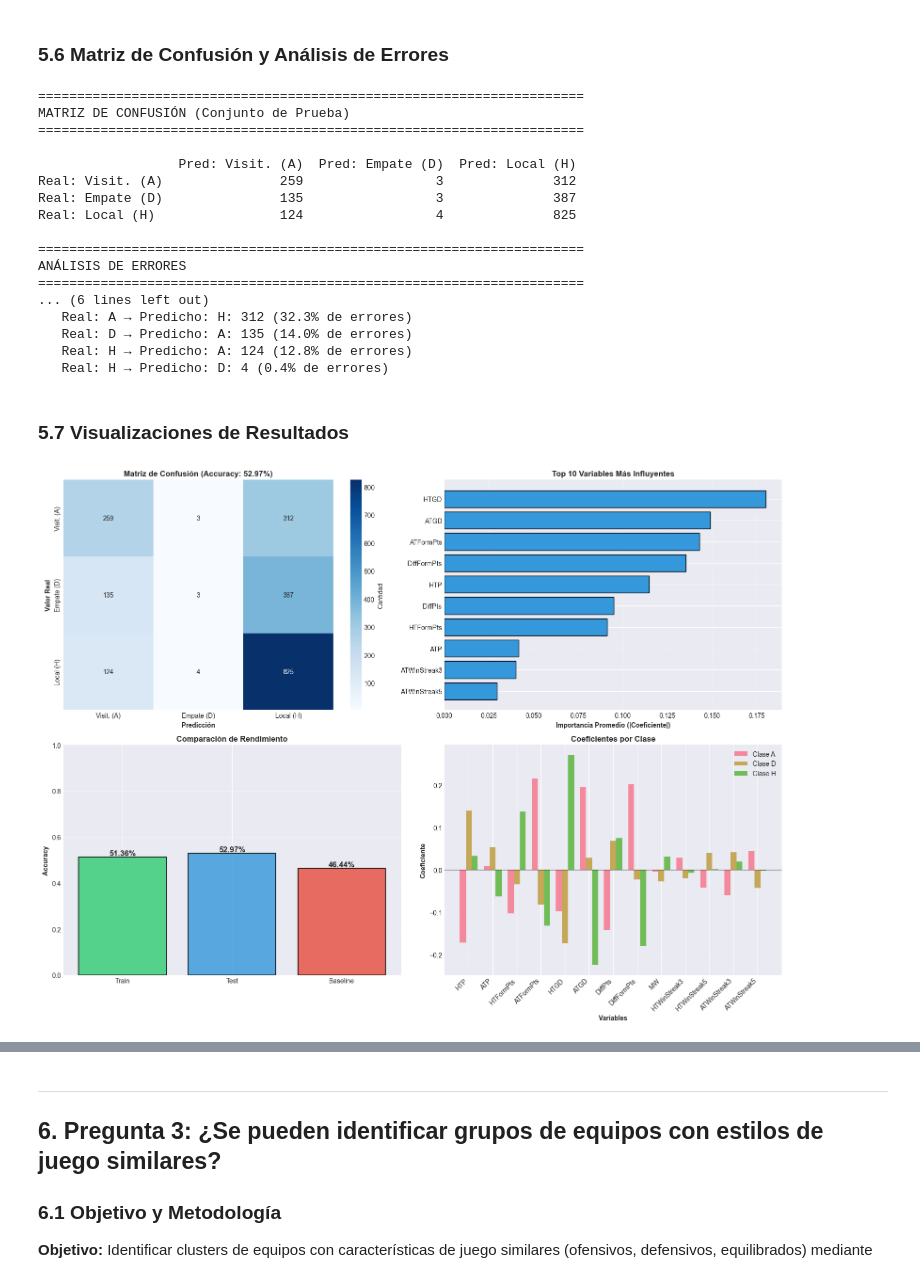
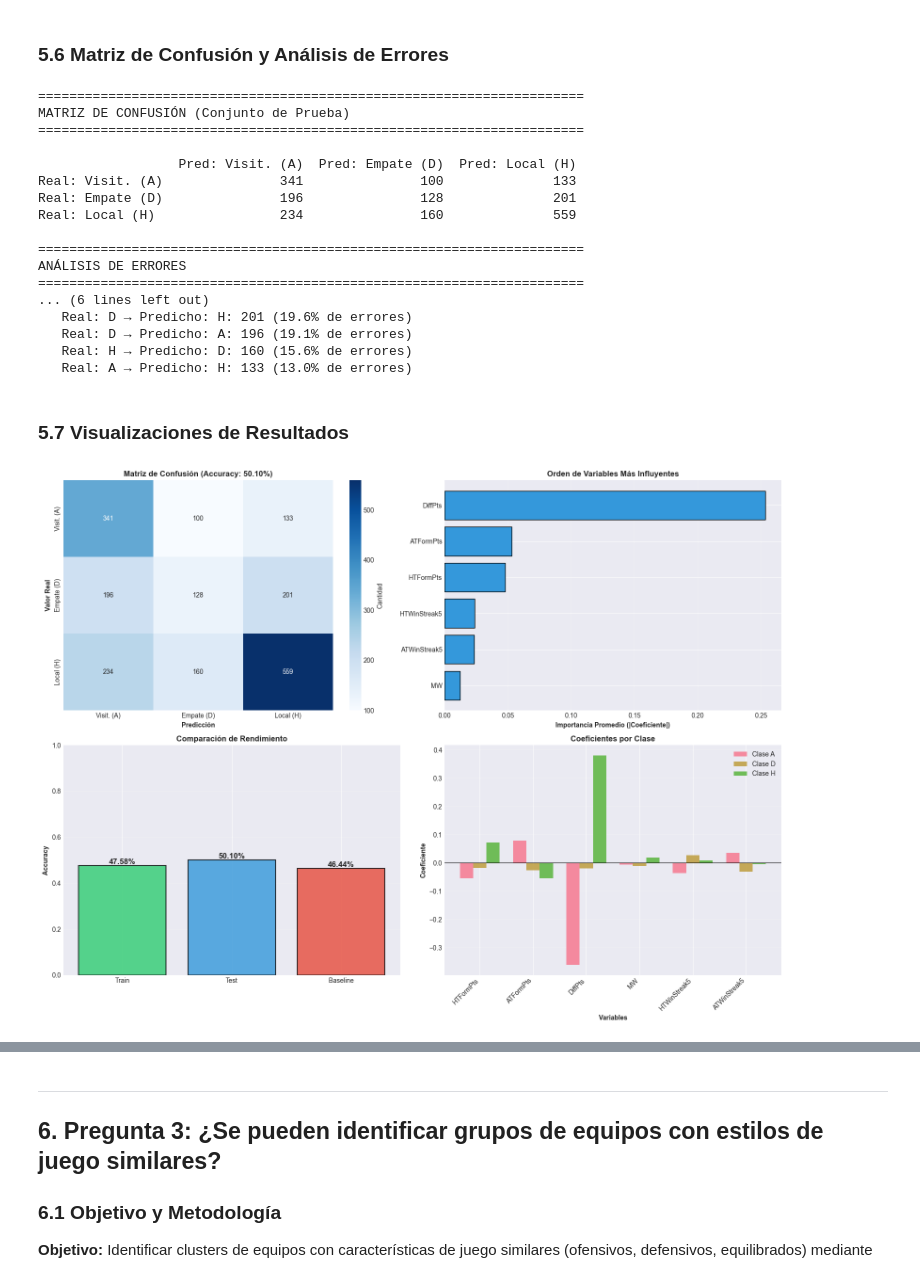
Before and after one commit to ronaldcbmtnz/estadistica-proyecto-final, a Jupyter notebook: notebooks/analisis_premier_league.ipynb, the cells around one changed output, grey strips where cells are left out. Cells and saved outputs as stored; diff of their text form; code cells hidden in the pictures.

```diff
--- a/notebooks/analisis_premier_league.ipynb
+++ b/notebooks/analisis_premier_league.ipynb
@@ -1040,20 +1039,15 @@ print("SELECCIÓN DE VARIABLES PARA MODELO PREDICTIVO")
 print("="*70)
 
 # Variables candidatas basadas en el EDA
+# Nota: Se excluyen HTP y ATP por alta correlación con HTGD/ATGD (r > 0.9)
 variables_predictoras = [
-    'HTP',           # Puntos acumulados local
-    'ATP',           # Puntos acumulados visitante
     'HTFormPts',     # Forma reciente local
     'ATFormPts',     # Forma reciente visitante
-    'HTGD',          # Diferencia de goles local
-    'ATGD',          # Diferencia de goles visitante
-    'DiffPts',       # Diferencia de puntos
-    'DiffFormPts',   # Diferencia de forma
+    'DiffPts',       # Diferencia de Puntos
     'MW',            # Jornada
-    'HTWinStreak3',  # Racha de victorias local (3)
     'HTWinStreak5',  # Racha de victorias local (5)
-    'ATWinStreak3',  # Racha de victorias visitante (3)
     'ATWinStreak5',  # Racha de victorias visitante (5)
+
 ]
 
 # Variable objetivo: Resultado (H/D/A)
@@ -1173,15 +1167,19 @@ print("="*70)
 print("REGRESIÓN LOGÍSTICA MULTINOMIAL")
 print("="*70)
 
-# Crear y entrenar el modelo
+# Crear y entrenar el modelo con configuración robusta ante desbalance
 log_reg = LogisticRegression(
     max_iter=1000,
-    random_state=42
+    random_state=42,
+    class_weight='balanced',
+    solver='lbfgs'
 )
 
 print("\n⏳ Entrenando modelo...")
 log_reg.fit(X_train_scaled, y_train)
 print("✅ Modelo entrenado exitosamente")
+
+
 
 # Predicciones
 y_pred_train = log_reg.predict(X_train_scaled)
@@ -1330,18 +1326,18 @@ MATRIZ DE CONFUSIÓN (Conjunto de Prueba)
 ======================================================================
 
                   Pred: Visit. (A)  Pred: Empate (D)  Pred: Local (H)
-Real: Visit. (A)               259                 3              312
-Real: Empate (D)               135                 3              387
-Real: Local (H)                124                 4              825
+Real: Visit. (A)               341               100              133
+Real: Empate (D)               196               128              201
+Real: Local (H)                234               160              559
 
 ======================================================================
 ANÁLISIS DE ERRORES
 ======================================================================
 ... (6 lines left out)
-   Real: A → Predicho: H: 312 (32.3% de errores)
-   Real: D → Predicho: A: 135 (14.0% de errores)
-   Real: H → Predicho: A: 124 (12.8% de errores)
-   Real: H → Predicho: D: 4 (0.4% de errores)
+   Real: D → Predicho: H: 201 (19.6% de errores)
+   Real: D → Predicho: A: 196 (19.1% de errores)
+   Real: H → Predicho: D: 160 (15.6% de errores)
+   Real: A → Predicho: H: 133 (13.0% de errores)
 # %% [markdown]
 ### 5.7 Visualizaciones de Resultados
 # %%
@@ -1364,7 +1360,7 @@ axes[0, 1].barh(range(len(top_10_vars)), top_10_vars['Importancia_Promedio'],
 axes[0, 1].set_yticks(range(len(top_10_vars)))
 axes[0, 1].set_yticklabels(top_10_vars.index)
 axes[0, 1].set_xlabel('Importancia Promedio (|Coeficiente|)', fontweight='bold')
-axes[0, 1].set_title('Top 10 Variables Más Influyentes', fontweight='bold')
+axes[0, 1].set_title('Orden de Variables Más Influyentes', fontweight='bold')
 axes[0, 1].grid(alpha=0.3, axis='x')
 axes[0, 1].invert_yaxis()
 
@@ -1375,34 +1371,34 @@ colors_comparison = ['#2ecc71', '#3498db', '#e74c3c']
 bars = axes[1, 0].bar(labels_comparison, accuracy_comparison, color=colors_comparison,
                        edgecolor='black', linewidth=1.5, alpha=0.8)
 for bar in bars:
     height = bar.get_height()
     axes[1, 0].text(bar.get_x() + bar.get_width()/2., height,
                     f'{height:.2%}', ha='center', va='bottom',
                     fontsize=12, fontweight='bold')
 axes[1, 0].set_ylabel('Accuracy', fontweight='bold')
 axes[1, 0].set_title('Comparación de Rendimiento', fontweight='bold')
 axes[1, 0].set_ylim(0, 1)
 axes[1, 0].grid(alpha=0.3, axis='y')
 
 # 4. Coeficientes para cada clase
 x_pos = np.arange(len(variables_predictoras))
 width = 0.25
 for idx, clase in enumerate(clases):
     axes[1, 1].bar(x_pos + idx*width, coef_df[f'Clase_{clase}'],
                    width, label=f'Clase {clase}', alpha=0.8)
 axes[1, 1].set_xlabel('Variables', fontweight='bold')
 axes[1, 1].set_ylabel('Coeficiente', fontweight='bold')
 axes[1, 1].set_title('Coeficientes por Clase', fontweight='bold')
 axes[1, 1].set_xticks(x_pos + width)
 axes[1, 1].set_xticklabels(variables_predictoras, rotation=45, ha='right')
 axes[1, 1].legend()
 axes[1, 1].grid(alpha=0.3, axis='y')
 axes[1, 1].axhline(y=0, color='black', linestyle='-', linewidth=0.8)
 
 plt.tight_layout()
 plt.show()
 # %% [output]
-[figure, old version]
+[figure, new version]
 # %% [markdown]
 ### 5.8 Conclusiones de la Pregunta 2
 
```
Also changed, not shown: parts of 7 cells of this notebook, 1 other file.
